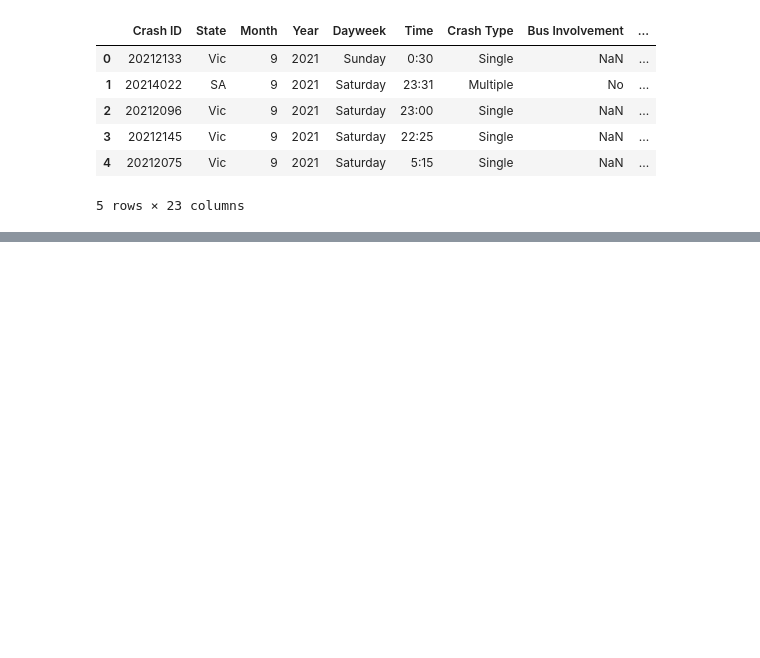
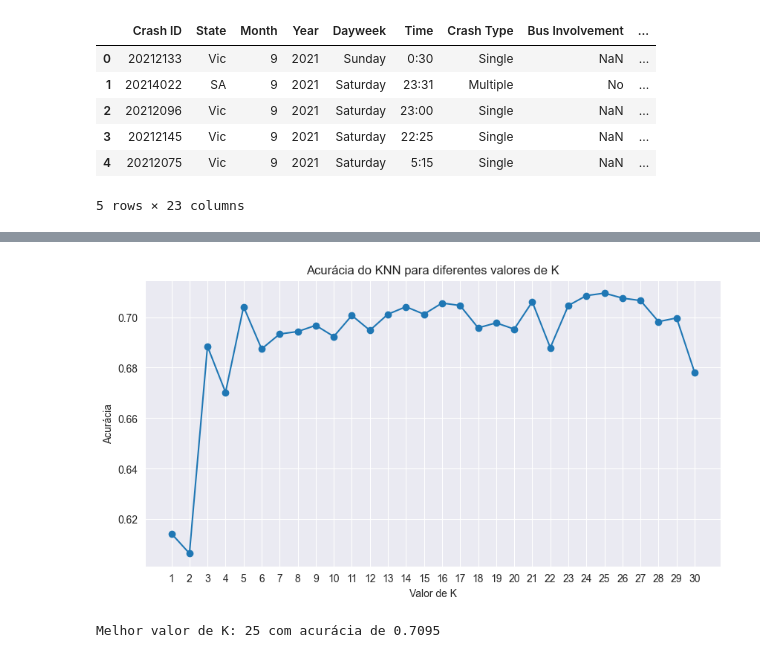
Before and after one commit to vinniscript/A3-IA-UAM-5SEM, a Jupyter notebook: AustralianCarAccident.ipynb, the cells around one changed output, grey strips where cells are left out. Cells and saved outputs as stored; diff of their text form; code cells hidden in the pictures; blank space fills up the shorter version.

Commit message:
Adicionando modelos e treinamentos

```diff
--- a/AustralianCarAccident.ipynb
+++ b/AustralianCarAccident.ipynb
@@ -27,0 +83,6 @@ df.head()
+# %%
+X = df.drop(columns=['Crash Type'])
+y = df['Crash Type']
+df_model = df.dropna(subset=X.columns.tolist() + ['Crash Type']) # Caso tenha algum nulo, removemos a linha inteira
+
+df_model.head()
@@ -27,0 +98,4 @@ df.head()
+# %%
+# Atualiza X e y com dados sem nulos
+X = df_model.drop(columns=['Crash Type'])
+y = df_model['Crash Type']
@@ -27,0 +277,10 @@ df.head()
+# %%
+# Vamos testar com o SelectKBest, que é um método de seleção de recursos que seleciona as k melhores características com base em um teste estatístico univariado.
+
+# Primeiro, transformar colunas categóricas em variáveis dummies (0/1)
+X_encoded = pd.get_dummies(X)
+
+# Agora sim, aplicar SelectKBest
+from sklearn.feature_selection import SelectKBest, chi2
+selector = SelectKBest(score_func=chi2, k=15)  # ou k='all' se quiser ver os scores de tudo
+X_selected = selector.fit_transform(X_encoded, y)
@@ -27,0 +337,30 @@ df.head()
+# %%
+
+from sklearn.metrics import accuracy_score
+
+accuracies = []
+k_values = range(1, 31)  # Testar K de 1 até 30
+
+for k in k_values:
+    knn = KNeighborsClassifier(n_neighbors=k)
+    knn.fit(X_train, y_train)
+    y_pred = knn.predict(X_test)
+    acc = accuracy_score(y_test, y_pred)
+    accuracies.append(acc)
+
+# Plotar os resultados
+plt.figure(figsize=(10, 5))
+plt.plot(k_values, accuracies, marker='o')
+plt.title('Acurácia do KNN para diferentes valores de K')
+plt.xlabel('Valor de K')
+plt.ylabel('Acurácia')
+plt.xticks(k_values)
+plt.grid(True)
+plt.show()
+
+# Melhor K
+melhor_k = k_values[accuracies.index(max(accuracies))]
+print(f"Melhor valor de K: {melhor_k} com acurácia de {max(accuracies):.4f}")
+# %% [output]
+[figure, added]
+Melhor valor de K: 25 com acurácia de 0.7095
```
Also changed, not shown: parts of 33 cells of this notebook.
